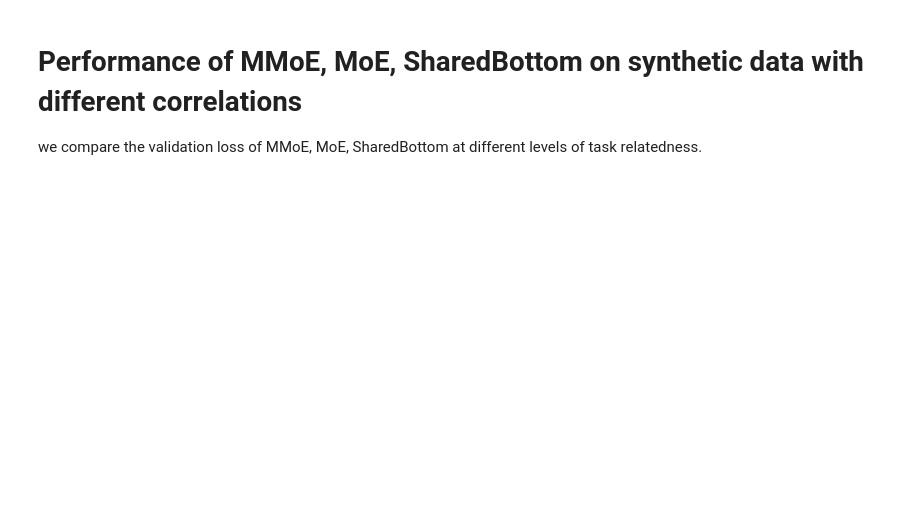
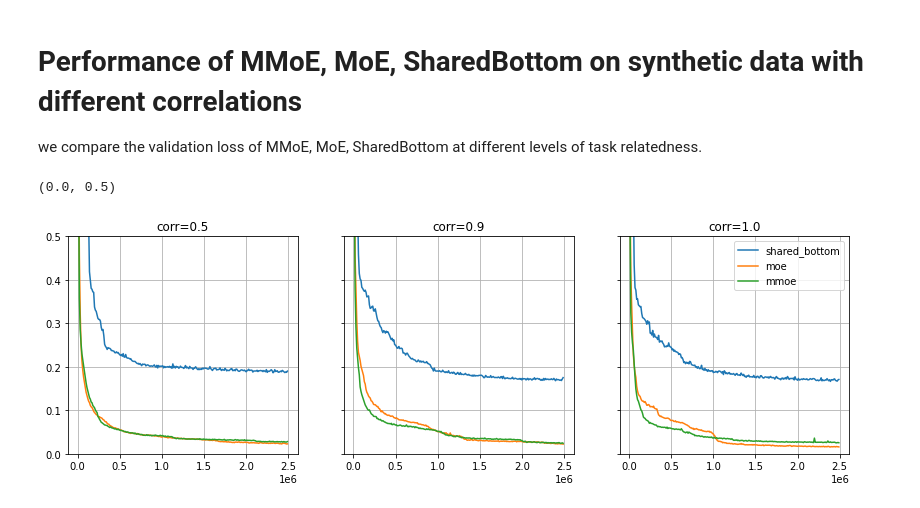
Before and after one commit to jz95/ml-paper-lab, a Jupyter notebook: notebooks/mmoe.ipynb, the cells around one changed output. Cells and saved outputs as stored; diff of their text form; code cells hidden in the pictures; blank space fills up the shorter version.

Commit message:
done with mmoe

```diff
--- a/notebooks/mmoe.ipynb
+++ b/notebooks/mmoe.ipynb
@@ -123,11 +246,14 @@ we compare the validation loss of MMoE, MoE, SharedBottom  at different levels o
 # %%
 f, ax = plt.subplots(1, 3, figsize=(14, 4), sharey=True)
 for i, task_corr in enumerate([0.5, 0.9, 1.0]):
-    ax[i].plot(shared_bottom_stats[task_corr], label='shared_bottom')
-    ax[i].plot(moe_stats[task_corr], label='moe')
-    ax[i].plot(mmoe_stats[task_corr], label='mmoe')
+    ax[i].plot(shared_bottom_stats[task_corr][1:], label='shared_bottom')
+    ax[i].plot(moe_stats[task_corr][1:], label='moe')
+    ax[i].plot(mmoe_stats[task_corr][1:], label='mmoe')
     ax[i].set_title(f"corr={task_corr}")
     ax[i].grid()
 
 ax[-1].legend()
-# ax[-1].set_ylim(0, 0.025)
+ax[-1].set_ylim(0, 0.5)
+# %% [output]
+(0.0, 0.5)
+[figure, added]
```
Also changed, not shown: parts of 6 cells of this notebook, 4 other files.
